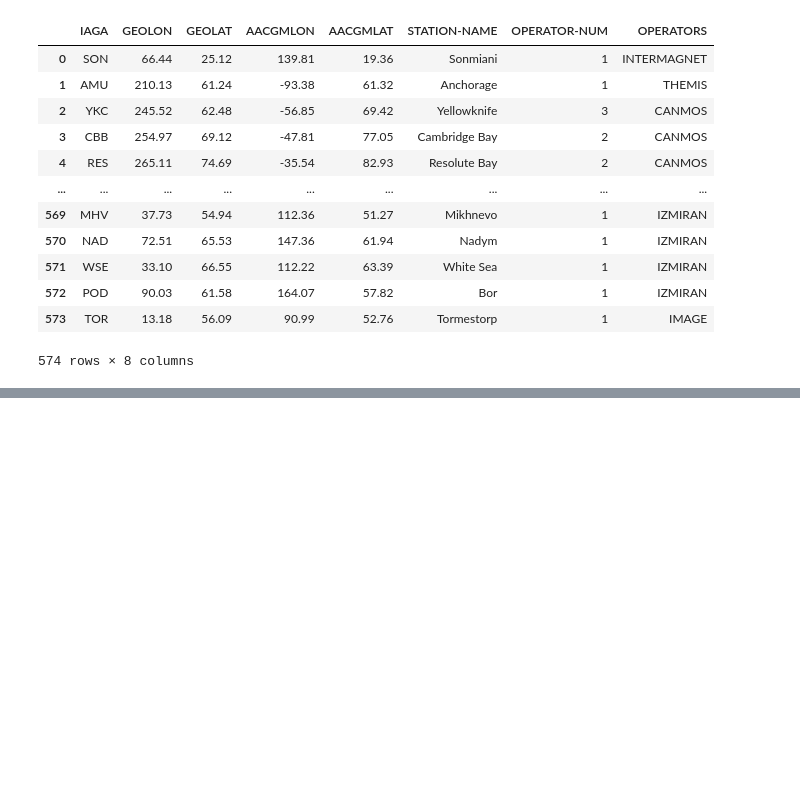
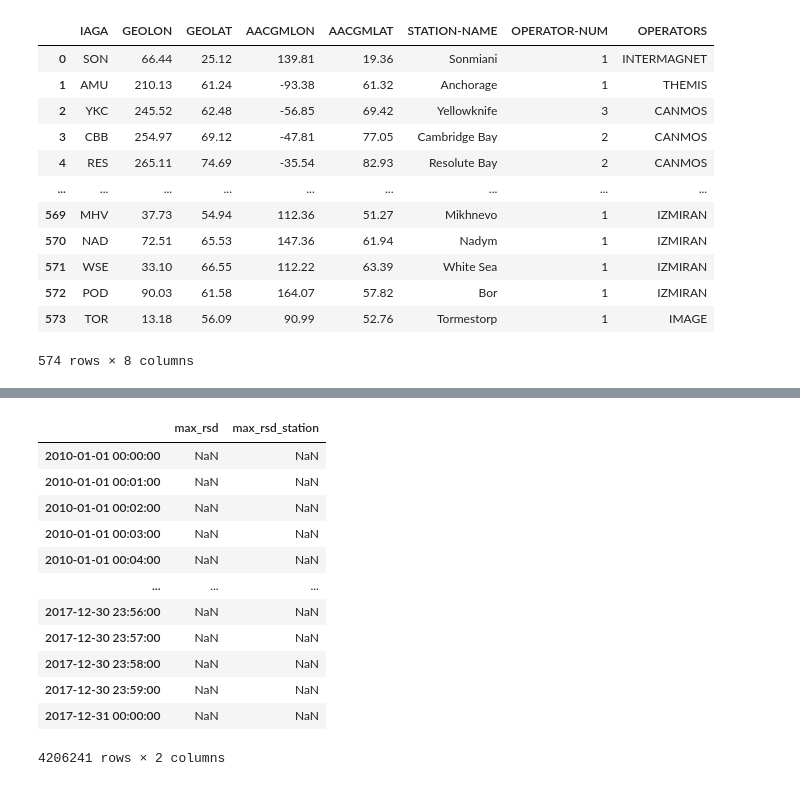
Before and after one commit to mikecoughlan/identifying_regions, a Jupyter notebook: choosng_regions.ipynb, the cells around one changed output, grey strips where cells are left out. Saved outputs shown, nothing was run; the diff lists cells and outputs as text; code cells hidden in the pictures; blank space fills up the shorter version.

```diff
--- a/choosng_regions.ipynb
+++ b/choosng_regions.ipynb
@@ -79,0 +177,19 @@ plotting_regions(regions, region_numbers, lat_min, lat_max, lon_min, lon_max, df
+# %%
+with open('outputs/twins_era_stats_dict_radius_regions_min_2.pkl', 'rb') as f:
+		checking = pickle.load(f)
+# %%
+checking['region_4']['max_rsd']
+# %% [output]
+|  | max_rsd | max_rsd_station |
+| 2010-01-01 00:00:00 | NaN | NaN |
+| 2010-01-01 00:01:00 | NaN | NaN |
+| 2010-01-01 00:02:00 | NaN | NaN |
+| 2010-01-01 00:03:00 | NaN | NaN |
+| 2010-01-01 00:04:00 | NaN | NaN |
+| ... | ... | ... |
+| 2017-12-30 23:56:00 | NaN | NaN |
+| 2017-12-30 23:57:00 | NaN | NaN |
+| 2017-12-30 23:58:00 | NaN | NaN |
+| 2017-12-30 23:59:00 | NaN | NaN |
+| 2017-12-31 00:00:00 | NaN | NaN |
+4206241 rows × 2 columns
```
Also changed, not shown: parts of 6 cells of this notebook, 3 other files.
